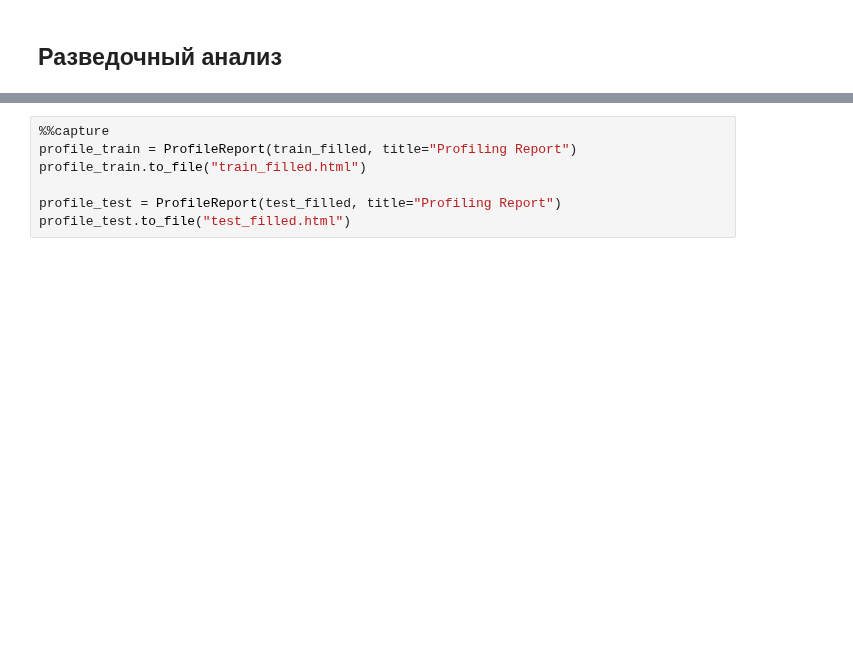
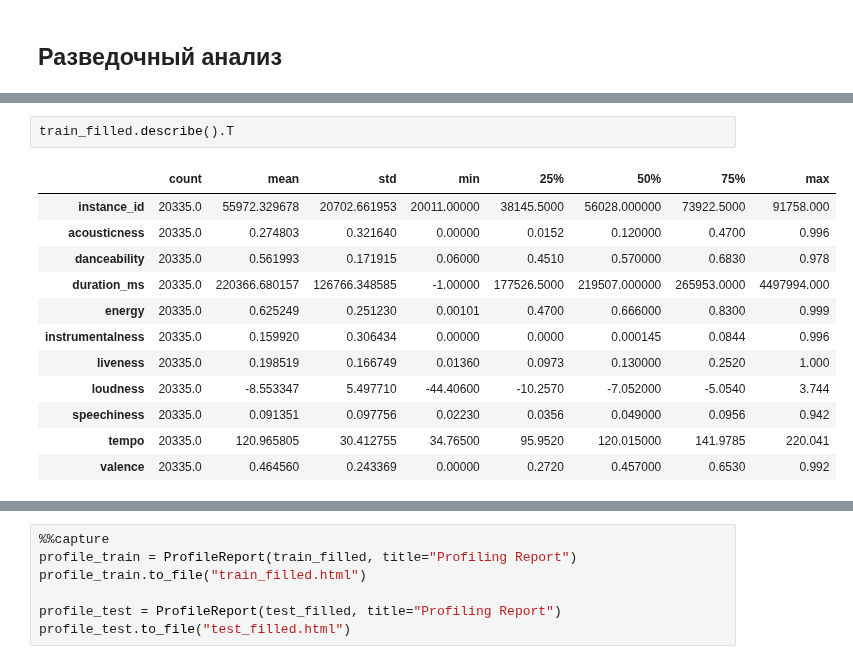
Before and after one commit to iZemenkov/HSE-ML-TEAM-4, a Jupyter notebook: Project_Music_genre_prediction.ipynb, the cells around one changed output, grey strips where cells are left out. Saved outputs shown, nothing was run; the diff lists cells and outputs as text; blank space fills up the shorter version.

```diff
--- a/Project_Music_genre_prediction.ipynb
+++ b/Project_Music_genre_prediction.ipynb
@@ -452,0 +474,15 @@ dtype: int64
+# %%
+train_filled.describe().T
+# %% [output]
+|  | count | mean | std | min | 25% | 50% | 75% | max |
+| instance_id | 20335.0 | 55972.329678 | 20702.661953 | 20011.00000 | 38145.5000 | 56028.000000 | 73922.5000 | 91758.000 |
+| acousticness | 20335.0 | 0.274803 | 0.321640 | 0.00000 | 0.0152 | 0.120000 | 0.4700 | 0.996 |
+| danceability | 20335.0 | 0.561993 | 0.171915 | 0.06000 | 0.4510 | 0.570000 | 0.6830 | 0.978 |
+| duration_ms | 20335.0 | 220366.680157 | 126766.348585 | -1.00000 | 177526.5000 | 219507.000000 | 265953.0000 | 4497994.000 |
+| energy | 20335.0 | 0.625249 | 0.251230 | 0.00101 | 0.4700 | 0.666000 | 0.8300 | 0.999 |
+| instrumentalness | 20335.0 | 0.159920 | 0.306434 | 0.00000 | 0.0000 | 0.000145 | 0.0844 | 0.996 |
+| liveness | 20335.0 | 0.198519 | 0.166749 | 0.01360 | 0.0973 | 0.130000 | 0.2520 | 1.000 |
+| loudness | 20335.0 | -8.553347 | 5.497710 | -44.40600 | -10.2570 | -7.052000 | -5.0540 | 3.744 |
+| speechiness | 20335.0 | 0.091351 | 0.097756 | 0.02230 | 0.0356 | 0.049000 | 0.0956 | 0.942 |
+| tempo | 20335.0 | 120.965805 | 30.412755 | 34.76500 | 95.9520 | 120.015000 | 141.9785 | 220.041 |
+| valence | 20335.0 | 0.464560 | 0.243369 | 0.00000 | 0.2720 | 0.457000 | 0.6530 | 0.992 |
```
Also changed, not shown: parts of 14 cells of this notebook.
